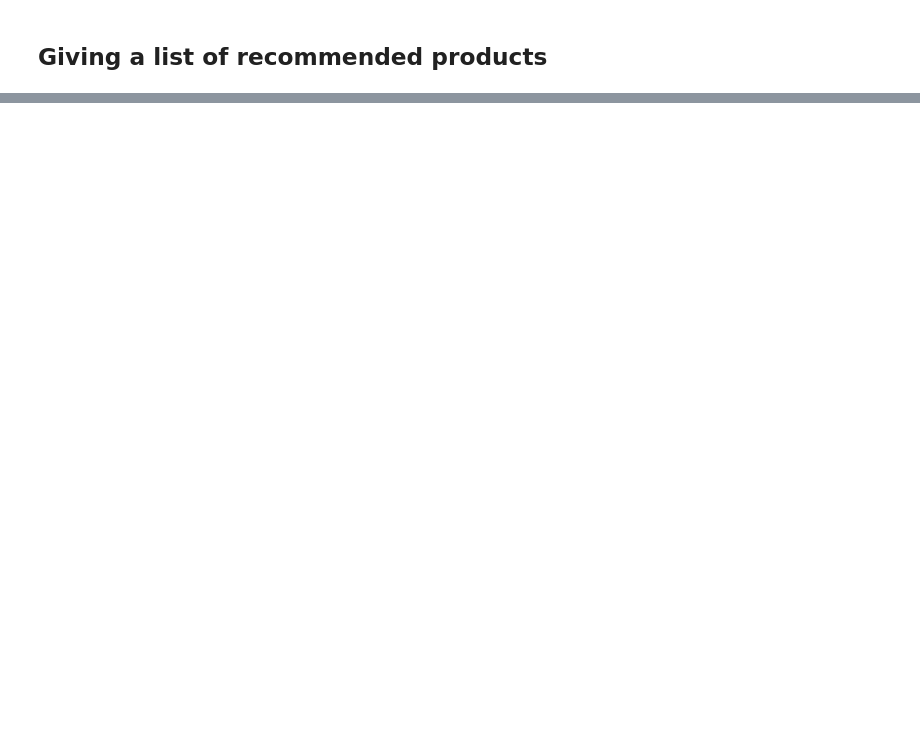
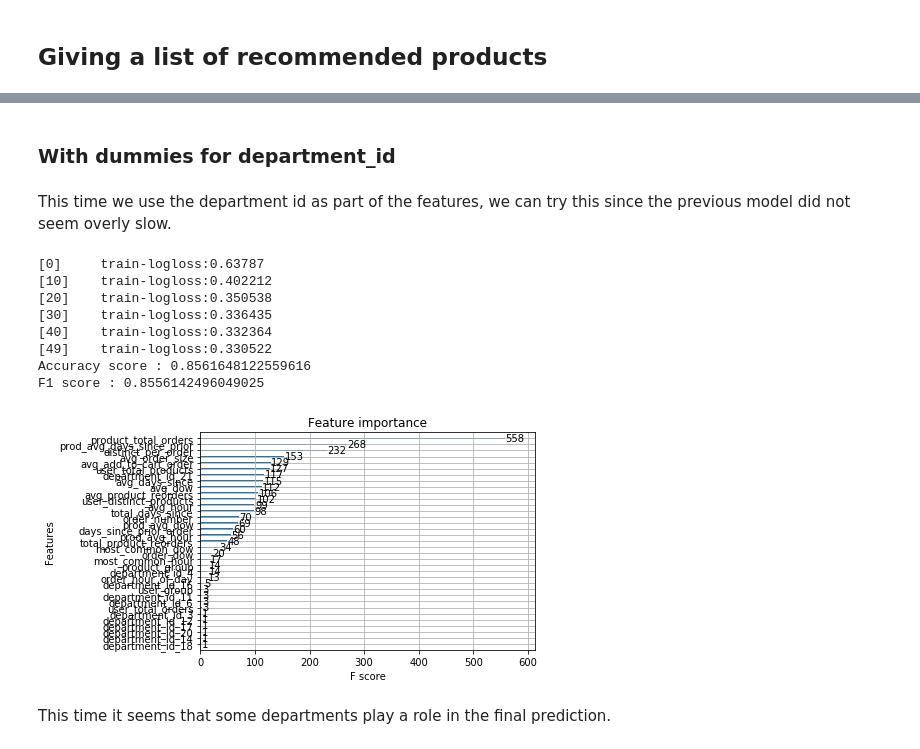
Before and after one commit to valfehr/Instacart, a Jupyter notebook: Instacart_recommendation.ipynb, the cells around one changed output, grey strips where cells are left out. Drawn from its saved outputs; the diff is of its cells as text; code cells hidden in the pictures; blank space fills up the shorter version.

```diff
--- a/Instacart_recommendation.ipynb
+++ b/Instacart_recommendation.ipynb
@@ -564,0 +670,20 @@ products[(products.product_id==49302) | (products.product_id==11109) | (products
+# %% [markdown]
+### With dummies for department_id
+# %% [markdown]
+This time we use the department id as part of the features, we can try this since the previous model did not seem overly slow.
+# %%
+train_set_with_dummies = pd.get_dummies(train_set, columns=['department_id'])
+# %%
+X_train_dummies, bst_dummies = train_xgb(train_set_with_dummies)
+# %% [output]
+[0]     train-logloss:0.63787
+[10]    train-logloss:0.402212
+[20]    train-logloss:0.350538
+[30]    train-logloss:0.336435
+[40]    train-logloss:0.332364
+[49]    train-logloss:0.330522
+Accuracy score : 0.8561648122559616
+F1 score : 0.8556142496049025
+[figure, added]
+# %% [markdown]
+This time it seems that some departments play a role in the final prediction.
```
Also changed, not shown: parts of 120 cells of this notebook.
